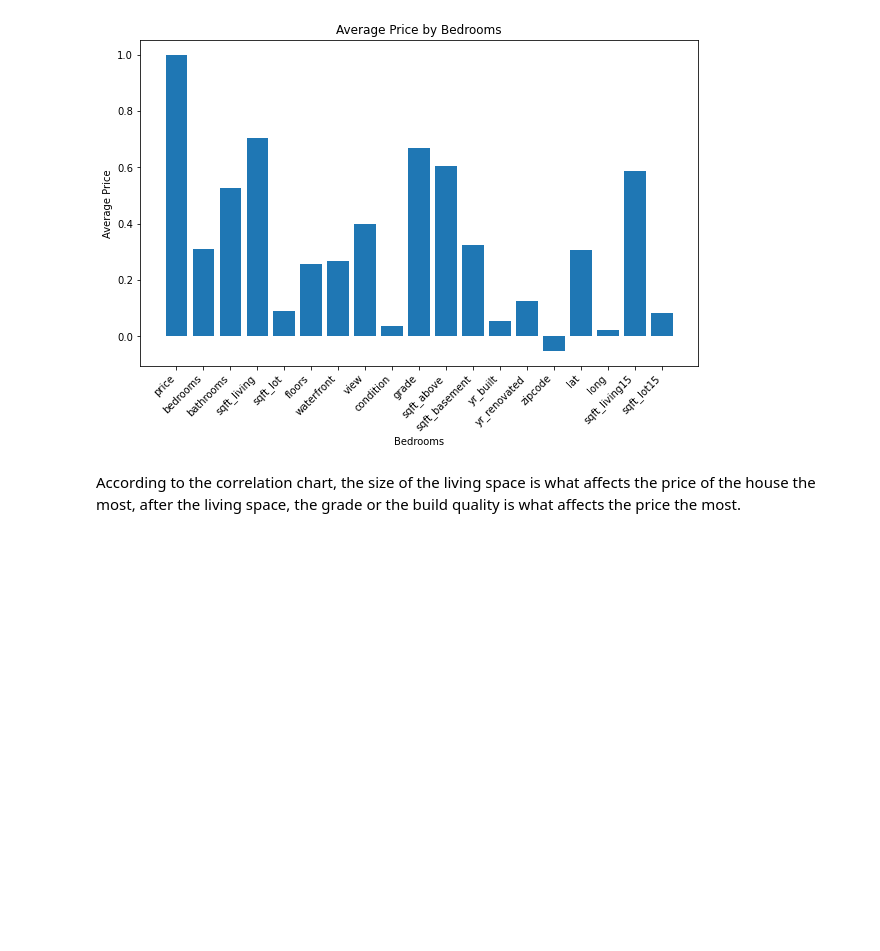
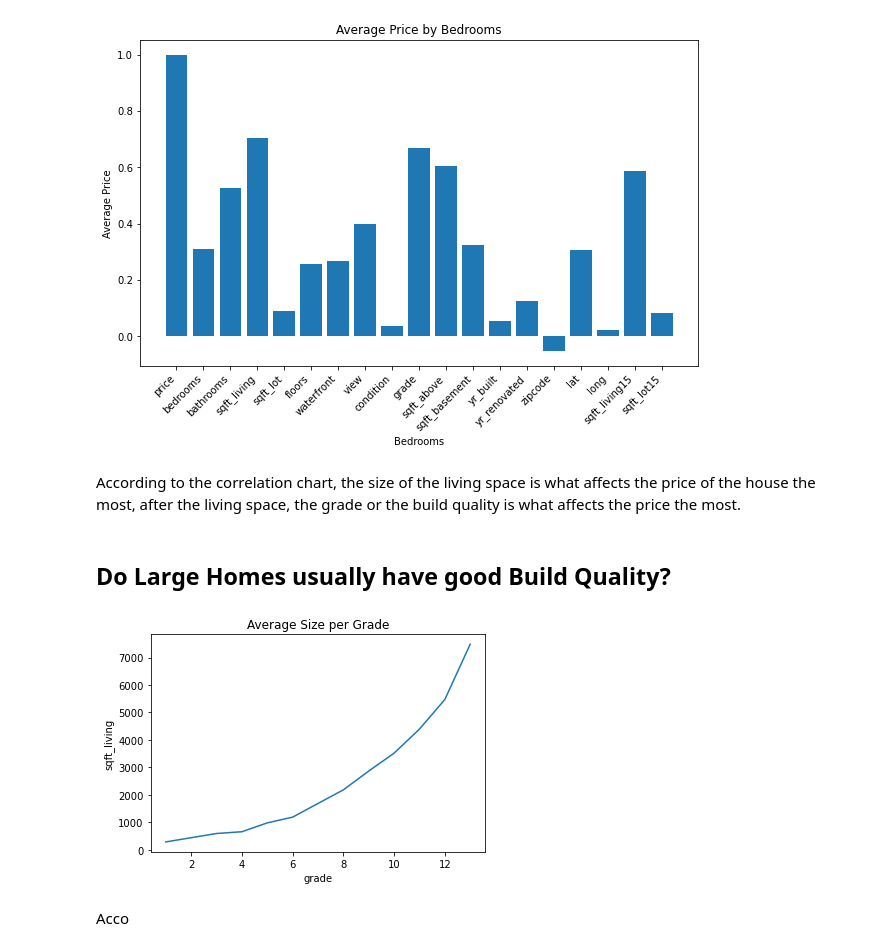
Before and after one commit to LobenKT/stintsy-grp5-mp, a Jupyter notebook: STINTSY-GRP8-MP.ipynb, the cells around one changed output. Saved outputs shown, nothing was run; the diff lists cells and outputs as text; code cells hidden in the pictures; blank space fills up the shorter version.

Commit message:
Relationship betwwen Grade and Living Space

```diff
--- a/STINTSY-GRP8-MP.ipynb
+++ b/STINTSY-GRP8-MP.ipynb
@@ -40,3 +40,17 @@ plt.show()
 [figure]
 # %% [markdown]
 According to the correlation chart, the size of the living space is what affects the price of the house the most, after the living space, the grade or the build quality is what affects the price the most.
+# %% [markdown]
+## Do Large Homes usually have good Build Quality?
+# %%
+mean_size_per_Grade = house.groupby('grade')['sqft_living'].mean()
+
+plt.plot(mean_size_per_Grade.index, mean_size_per_Grade.values)
+plt.xlabel('grade')
+plt.ylabel('sqft_living')
+plt.title('Average Size per Grade')
+plt.show()
+# %% [output]
+[figure, added]
+# %% [markdown]
+Acco
```
